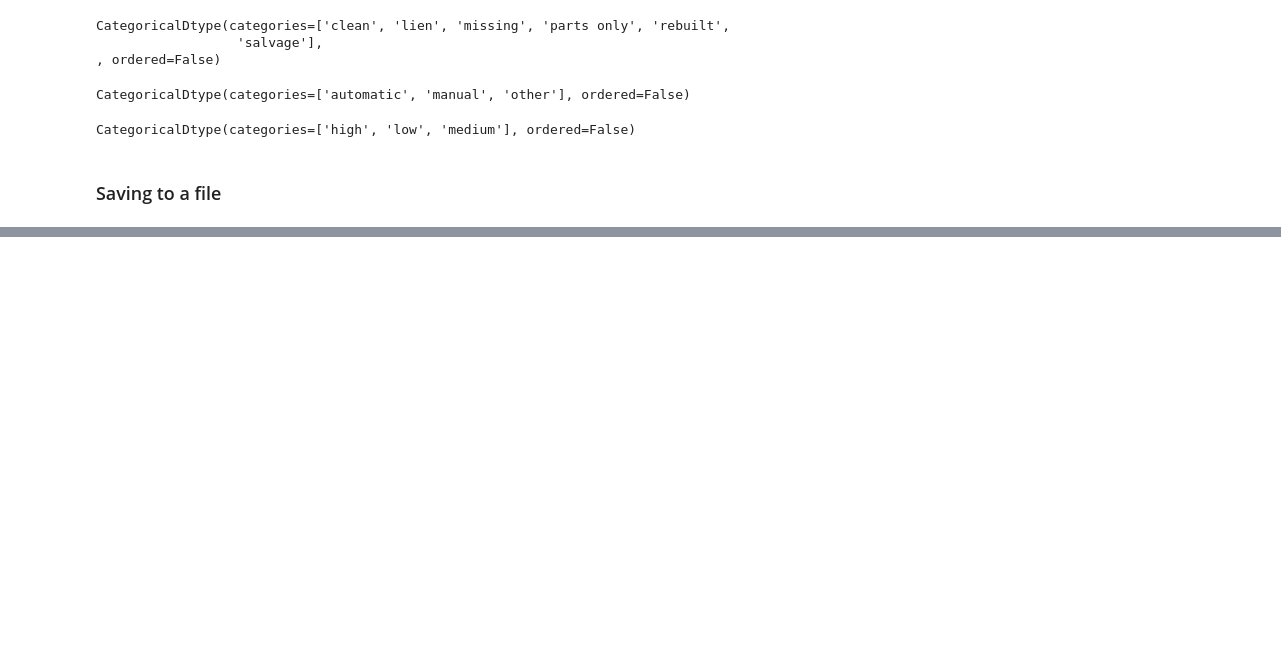
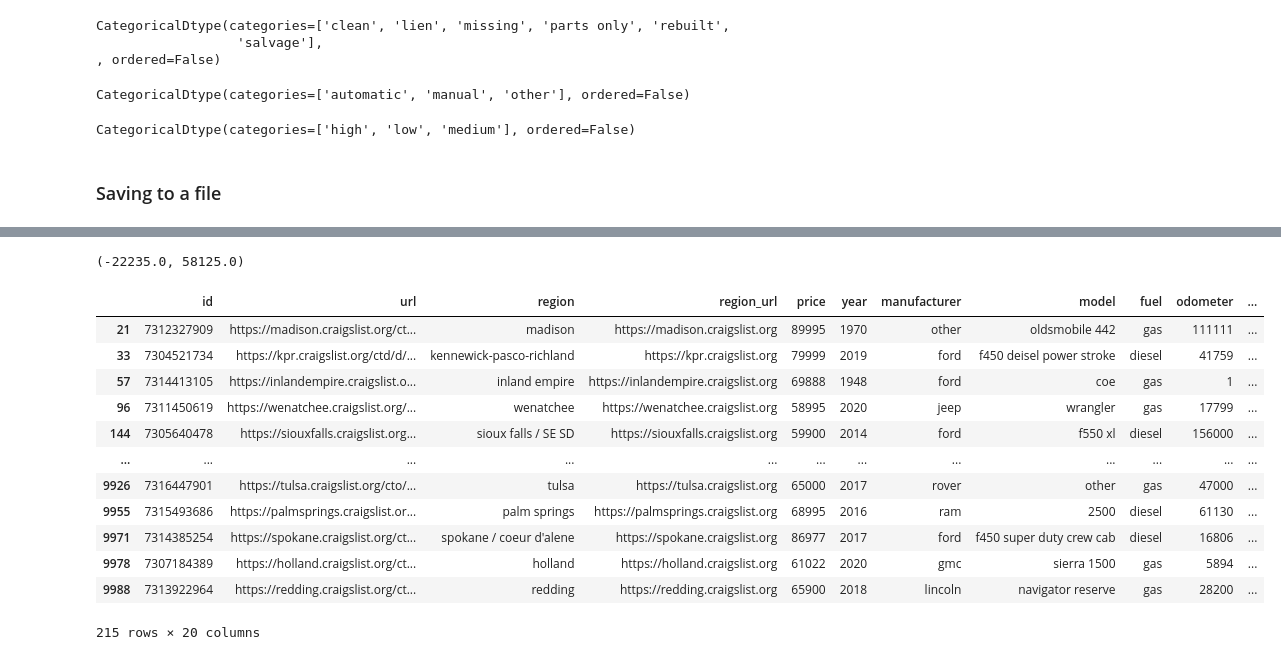
Before and after one commit to AliaksandrYazerski/ML_model_classifier_for_car_from_USA, a Jupyter notebook: ML_model_classifier_for_car_from_USA.ipynb, the cells around one changed output, grey strips where cells are left out. Saved outputs shown, nothing was run; the diff lists cells and outputs as text; code cells hidden in the pictures; blank space fills up the shorter version.

Commit message:
data preparation completed, including check for anomalies and outliers

```diff
--- a/ML_model_classifier_for_car_from_USA.ipynb
+++ b/ML_model_classifier_for_car_from_USA.ipynb
@@ -498,0 +513,9 @@ df_types.to_csv('data/df_types.csv', index=False)
+# %%
+df_out = df_types.copy()
+# %%
+def get_out_boundaries(column):
+    q25 = df_out[column].quantile(0.25)
+    q75 = df_out[column].quantile(0.75)
+    boundaries = (q25 - 1.5*(q75 - q25), q75 + 1.5*(q75 - q25))
+    is_outlier = (df_out[column] < boundaries[0]) | (df_out[column] > boundaries[1])
+    return boundaries, is_outlier
@@ -498,0 +536,21 @@ df_types.to_csv('data/df_types.csv', index=False)
+# %%
+boundaries_price, is_outlier_price = get_out_boundaries('price')
+boundaries_price
+# %% [output]
+(-22235.0, 58125.0)
+# %%
+df_out[is_outlier_price]
+# %% [output]
+|  | id | url | region | region_url | price | year | manufacturer | model | fuel | odometer | ... |
+| 21 | 7312327909 | https://madison.craigslist.org/ct... | madison | https://madison.craigslist.org | 89995 | 1970 | other | oldsmobile 442 | gas | 111111 | ... |
+| 33 | 7304521734 | https://kpr.craigslist.org/ctd/d/... | kennewick-pasco-richland | https://kpr.craigslist.org | 79999 | 2019 | ford | f450 deisel power stroke | diesel | 41759 | ... |
+| 57 | 7314413105 | https://inlandempire.craigslist.o... | inland empire | https://inlandempire.craigslist.org | 69888 | 1948 | ford | coe | gas | 1 | ... |
+| 96 | 7311450619 | https://wenatchee.craigslist.org/... | wenatchee | https://wenatchee.craigslist.org | 58995 | 2020 | jeep | wrangler | gas | 17799 | ... |
+| 144 | 7305640478 | https://siouxfalls.craigslist.org... | sioux falls / SE SD | https://siouxfalls.craigslist.org | 59900 | 2014 | ford | f550 xl | diesel | 156000 | ... |
+| ... | ... | ... | ... | ... | ... | ... | ... | ... | ... | ... | ... |
+| 9926 | 7316447901 | https://tulsa.craigslist.org/cto/... | tulsa | https://tulsa.craigslist.org | 65000 | 2017 | rover | other | gas | 47000 | ... |
+| 9955 | 7315493686 | https://palmsprings.craigslist.or... | palm springs | https://palmsprings.craigslist.org | 68995 | 2016 | ram | 2500 | diesel | 61130 | ... |
+| 9971 | 7314385254 | https://spokane.craigslist.org/ct... | spokane / coeur d'alene | https://spokane.craigslist.org | 86977 | 2017 | ford | f450 super duty crew cab | diesel | 16806 | ... |
+| 9978 | 7307184389 | https://holland.craigslist.org/ct... | holland | https://holland.craigslist.org | 61022 | 2020 | gmc | sierra 1500 | gas | 5894 | ... |
+| 9988 | 7313922964 | https://redding.craigslist.org/ct... | redding | https://redding.craigslist.org | 65900 | 2018 | lincoln | navigator reserve | gas | 28200 | ... |
+215 rows × 20 columns
```
Also changed, not shown: parts of 20 cells of this notebook, 1 other file.
